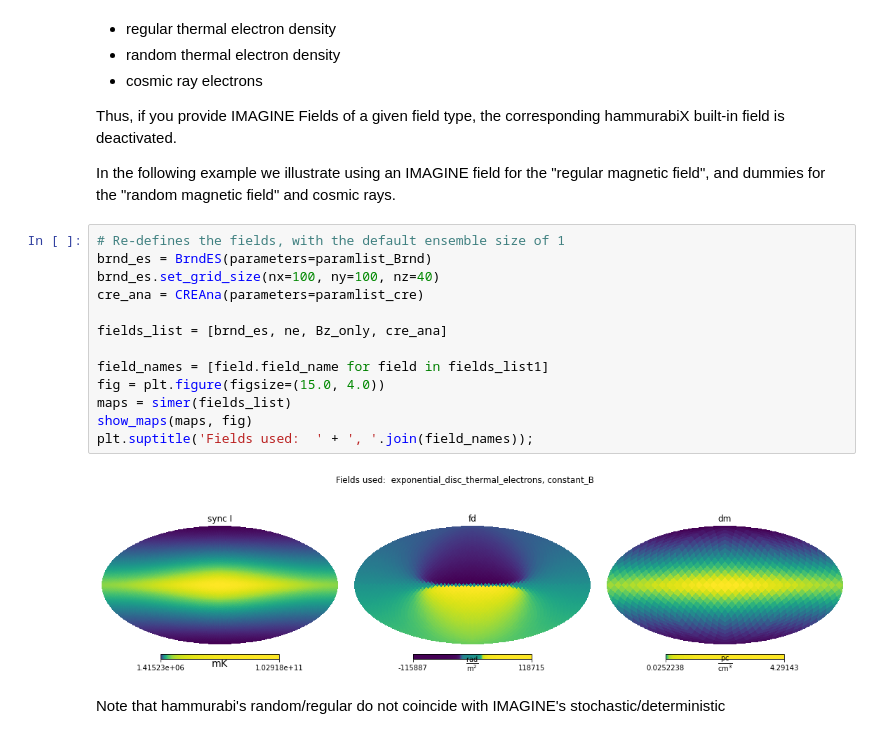
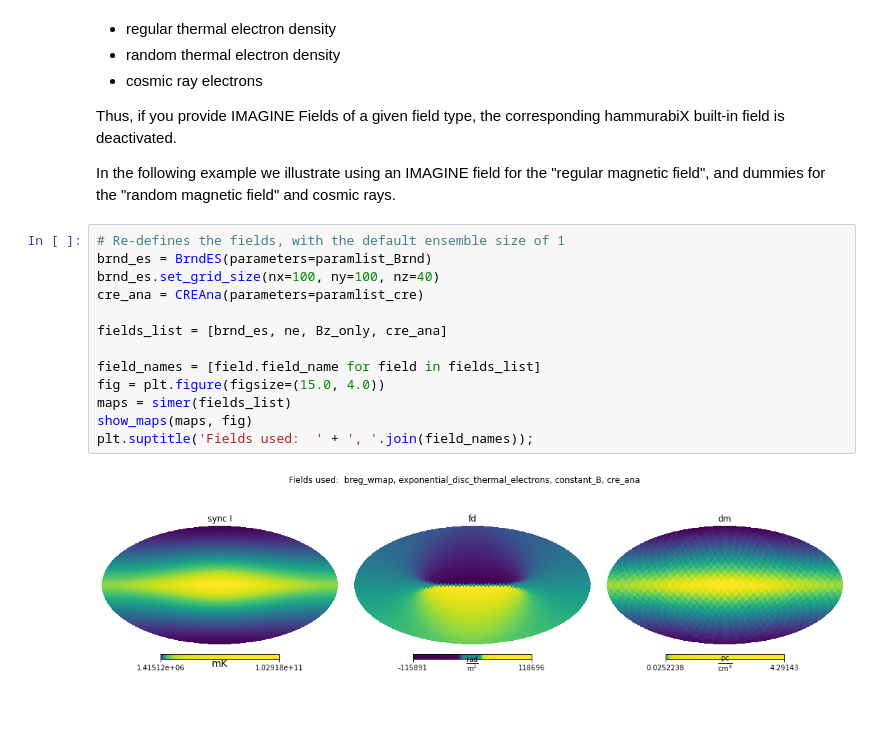
Before and after one commit to IMAGINE-Consortium/imagine, a Jupyter notebook: tutorials/tutorial_hammurabi.ipynb, the cells around one changed output. Cells and saved outputs as stored; diff of their text form.

```diff
--- a/tutorials/tutorial_hammurabi.ipynb
+++ b/tutorials/tutorial_hammurabi.ipynb
@@ -286,18 +286,18 @@ In the following example we illustrate using an IMAGINE field for the "regular m
 # %%
 # Re-defines the fields, with the default ensemble size of 1
 brnd_es = BrndES(parameters=paramlist_Brnd)
 brnd_es.set_grid_size(nx=100, ny=100, nz=40)
 cre_ana = CREAna(parameters=paramlist_cre)
 
 fields_list = [brnd_es, ne, Bz_only, cre_ana]
 
-field_names = [field.field_name for field in fields_list1]
+field_names = [field.field_name for field in fields_list]
 fig = plt.figure(figsize=(15.0, 4.0))
 maps = simer(fields_list)
 show_maps(maps, fig)
 plt.suptitle('Fields used:  ' + ', '.join(field_names));
 # %% [output]
-[figure, old version]
+[figure, new version]
 # %% [markdown]
-
-Note that hammurabi's random/regular do not coincide with IMAGINE's stochastic/deterministic
+<!--
+Note that hammurabi's random/regular do not coincide with IMAGINE's stochastic/deterministic -->
```
